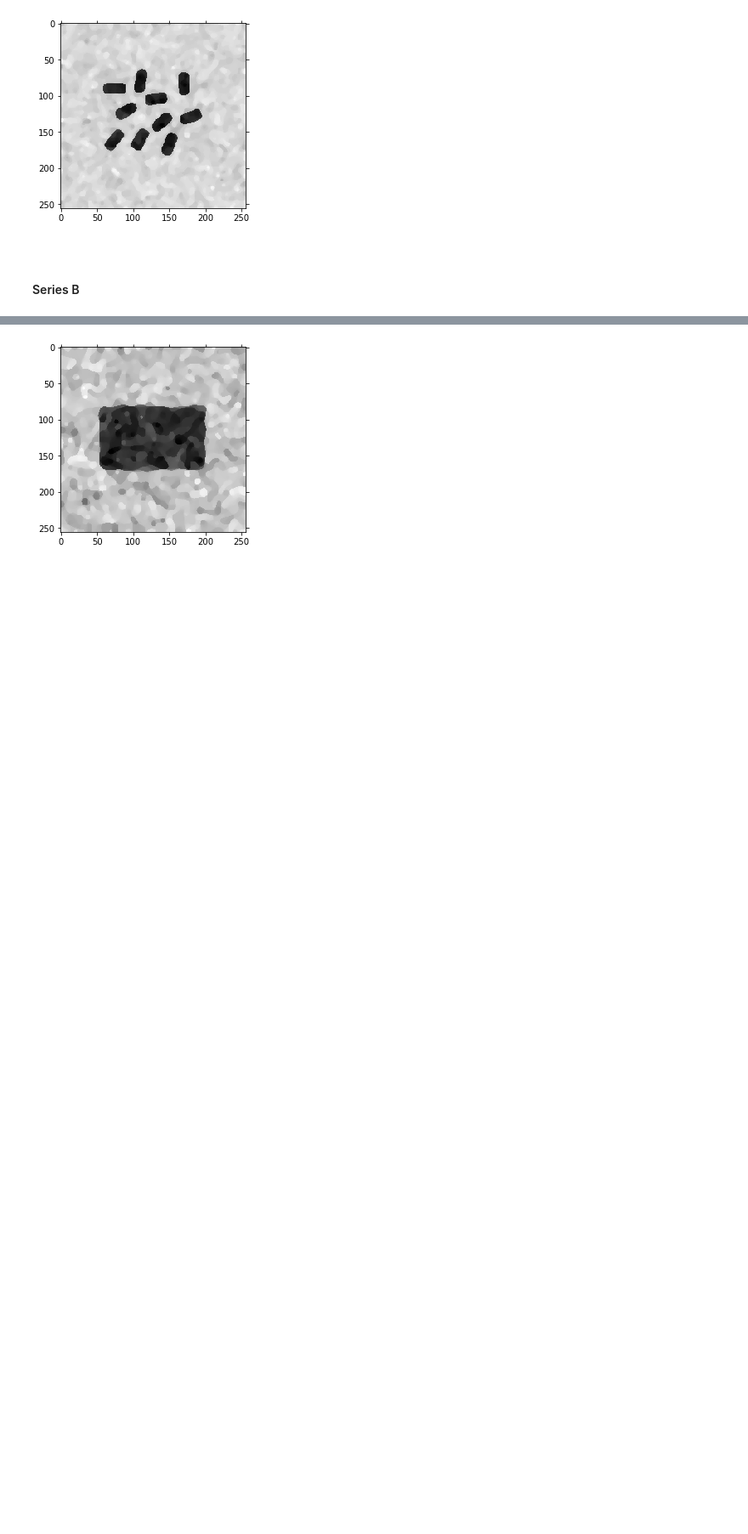
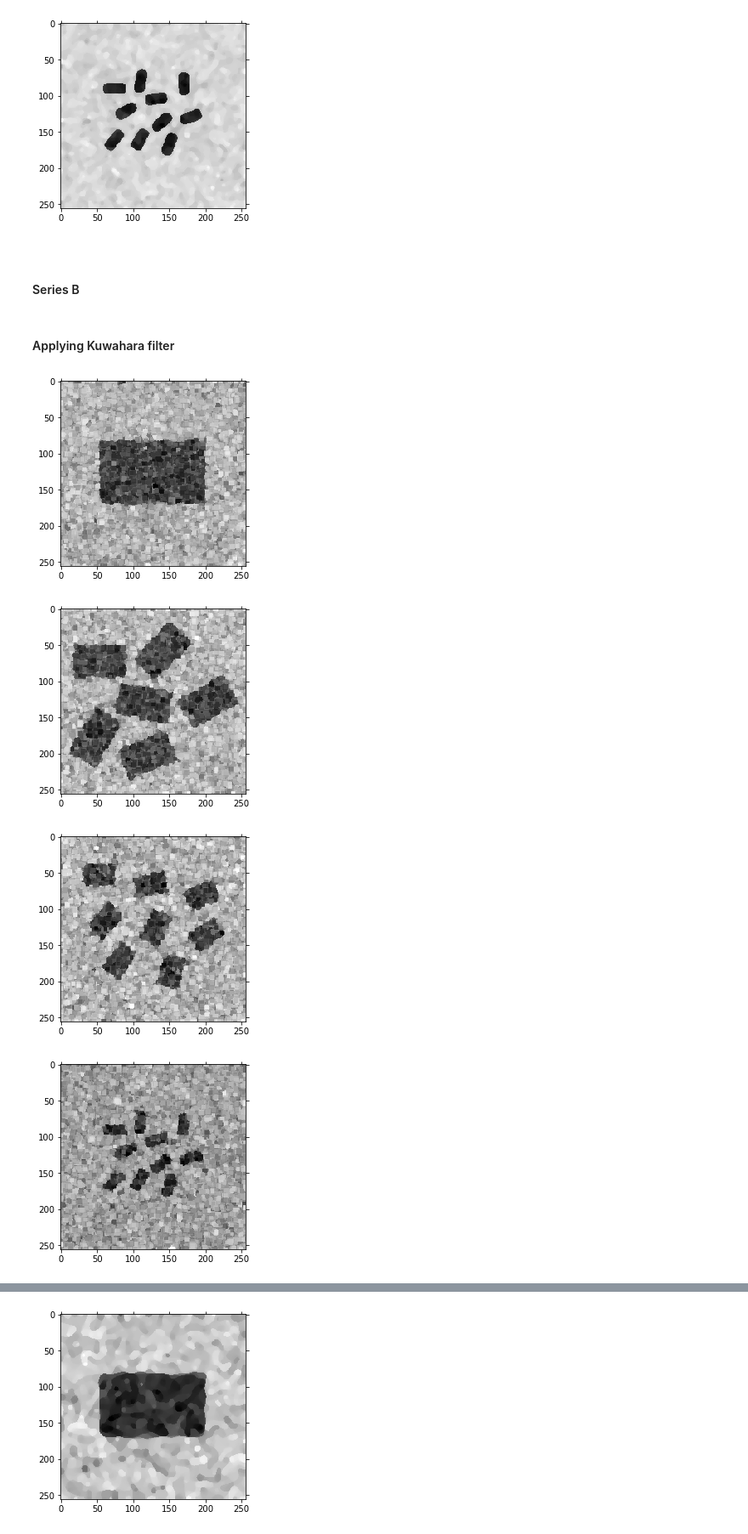
Before and after one commit to eleonoraieronimaki/image_analysis_assignment_2, a Jupyter notebook: assignment2.ipynb, the cells around one changed output, grey strips where cells are left out. Shown at 85% size. Cells and saved outputs as stored; diff of their text form; code cells hidden in the pictures; blank space fills up the shorter version.

```diff
--- a/assignment2.ipynb
+++ b/assignment2.ipynb
@@ -225,3 +245,21 @@ rect_a_stats = np.array(rect_a_stats)
 # %% [markdown]
 <br/>
 <h4>Series B</h4>
+# %% [markdown]
+<h4>Applying Kuwahara filter</h4>
+# %%
+rect_b_stats_kuwa = []
+rect_b_filter_kuwa = []  # keeps the dip image objects
+for rect in rect_b_data:
+    # apply filters
+    temp_img_b_kuwa = dip.Kuwahara(rect, kernel=6, threshold=5)
+    # append results
+    rect_b_filter_kuwa.append(temp_img_b_kuwa)
+    rect_b_stats_kuwa.append(area_and_perimeters(temp_img_b_kuwa, thresh))
+    dip.Show(temp_img_b_kuwa)
+rect_b_stats_kuwa = np.array(rect_b_stats_kuwa)
+# %% [output]
+[figure, added]
+[figure, added]
+[figure, added]
+[figure, added]
```
Also changed, not shown: parts of 9 cells of this notebook.
